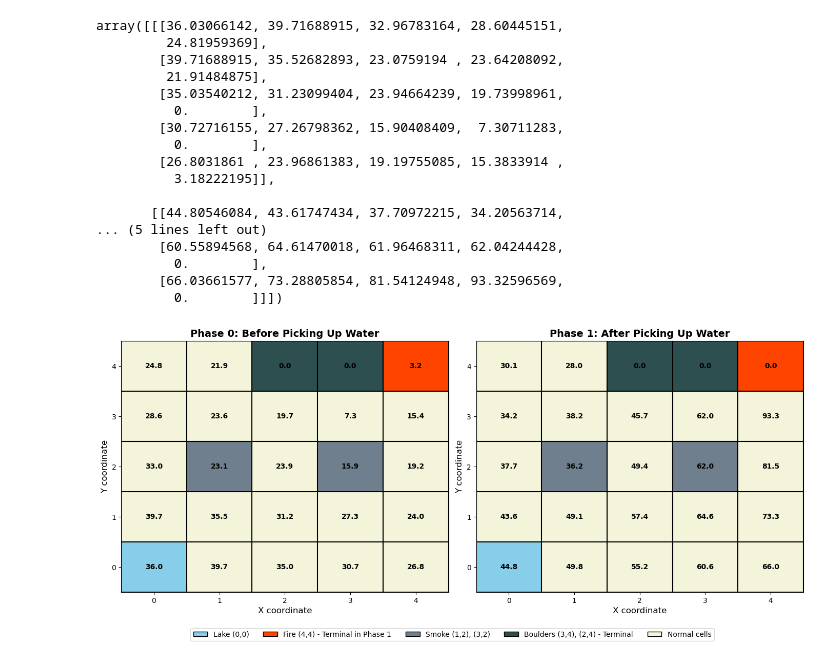
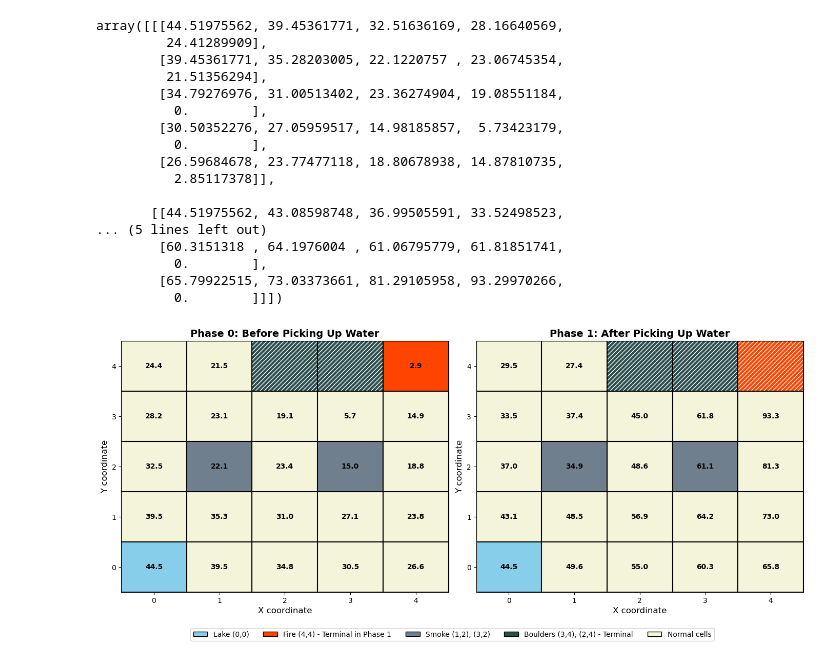
Before and after one commit to polka-rat/RL-Assignments, a Jupyter notebook: PA1/q1/gridworld.ipynb, the cells around one changed output. Cells and saved outputs as stored; diff of their text form; code cells hidden in the pictures.

```diff
--- a/PA1/q1/gridworld.ipynb
+++ b/PA1/q1/gridworld.ipynb
@@ -16,16 +16,18 @@ def terminal(state):
 
 def reward(state):
     pos = tuple(state[1:3])
+    rew=-1
     if pos in fire and state[0]:
         return 100
     elif pos in smoke:
-        return -10
+        rew-=10
     elif pos in boulders:
         return -100
-    else:
-        return -1
+    return rew
 
 def movement(state, dirc):
+    if state[1]==0 and state[2]==0:
+        state=(1,0,0)
     if dirc=='N':
         if tuple(state[1:3])==(0,1) and not state[0]:
             return (1, 0,0)
@@ -99,22 +101,22 @@ def policy_iteration(gamma, theta):
 gridWorld=policy_iteration(0.95, 0.01)
 gridWorld
 # %% [output]
-array([[[36.03066142, 39.71688915, 32.96783164, 28.60445151,
-         24.81959369],
-        [39.71688915, 35.52682893, 23.0759194 , 23.64208092,
-         21.91484875],
-        [35.03540212, 31.23099404, 23.94664239, 19.73998961,
+array([[[44.51975562, 39.45361771, 32.51636169, 28.16640569,
+         24.41289909],
+        [39.45361771, 35.28203005, 22.1220757 , 23.06745354,
+         21.51356294],
+        [34.79276976, 31.00513402, 23.36274904, 19.08551184,
           0.        ],
-        [30.72716155, 27.26798362, 15.90408409,  7.30711283,
+        [30.50352276, 27.05959517, 14.98185857,  5.73423179,
           0.        ],
-        [26.8031861 , 23.96861383, 19.19755085, 15.3833914 ,
-          3.18222195]],
+        [26.59684678, 23.77477118, 18.80678938, 14.87810735,
+          2.85117378]],
 
-       [[44.80546084, 43.61747434, 37.70972215, 34.20563714,
+       [[44.51975562, 43.08598748, 36.99505591, 33.52498523,
 ... (5 lines left out)
-        [60.55894568, 64.61470018, 61.96468311, 62.04244428,
+        [60.3151318 , 64.1976004 , 61.06795779, 61.81851741,
           0.        ],
-        [66.03661577, 73.28805854, 81.54124948, 93.32596569,
+        [65.79922515, 73.03373661, 81.29105958, 93.29970266,
           0.        ]]])
 # %%
 import matplotlib.pyplot as plt
@@ -168,12 +170,35 @@ def visualize_mdp(gridWorld):
             ax.axhline(i, color='black', linewidth=1.5)
             ax.axvline(i, color='black', linewidth=1.5)
 
-        # Add value function text in each cell
+        # Add striped pattern to terminal states
+        # Boulders at (2,4) and (3,4) - terminal in both phases
+        for boulder_x in [2, 3]:
+            rect = mpatches.Rectangle((boulder_x, 4), 1, 1,
+                                     linewidth=0, edgecolor='white',
+                                     facecolor='none', hatch='////', fill=False)
+            ax.add_patch(rect)
+
+        # Fire at (4,4) - terminal only in phase 1
+        if phase == 1:
+            rect = mpatches.Rectangle((4, 4), 1, 1,
+                                     linewidth=0, edgecolor='white',
+                                     facecolor='none', hatch='////', fill=False)
+            ax.add_patch(rect)
+
+        # Add value function text in each cell (skip terminal states)
         for i in range(5):
             for j in range(5):
-                value = gridWorld[phase, i, j]
-                ax.text(i + 0.5, j + 0.5, f'{value:.1f}',
-                       ha='center', va='center', fontsize=10, fontweight='bold')
+                # Check if this is a terminal state
+                is_terminal = False
+                if (i, j) in [(2, 4), (3, 4)]:  # Boulders
+                    is_terminal = True
+                elif (i, j) == (4, 4) and phase == 1:  # Fire in phase 1
+                    is_terminal = True
+
+                if not is_terminal:
+                    value = gridWorld[phase, i, j]
+                    ax.text(i + 0.5, j + 0.5, f'{value:.1f}',
+                           ha='center', va='center', fontsize=10, fontweight='bold')
 
         # Set labels and title
         ax.set_xlim(0, 5)
@@ -184,31 +209,31 @@ def visualize_mdp(gridWorld):
         ax.set_yticklabels(range(5))
         ax.set_xlabel('X coordinate', fontsize=12)
         ax.set_ylabel('Y coordinate', fontsize=12)
 
         if phase == 0:
             ax.set_title('Phase 0: Before Picking Up Water', fontsize=14, fontweight='bold')
         else:
             ax.set_title('Phase 1: After Picking Up Water', fontsize=14, fontweight='bold')
 
         ax.grid(False)
 
     # Create legend
     legend_elements = [
         mpatches.Patch(facecolor='#87CEEB', edgecolor='black', label='Lake (0,0)'),
         mpatches.Patch(facecolor='#FF4500', edgecolor='black', label='Fire (4,4) - Terminal in Phase 1'),
         mpatches.Patch(facecolor='#708090', edgecolor='black', label='Smoke (1,2), (3,2)'),
         mpatches.Patch(facecolor='#2F4F4F', edgecolor='black', label='Boulders (3,4), (2,4) - Terminal'),
         mpatches.Patch(facecolor='#F5F5DC', edgecolor='black', label='Normal cells')
     ]
 
     fig.legend(handles=legend_elements, loc='lower center', ncol=5,
               bbox_to_anchor=(0.5, -0.05), fontsize=10, frameon=True)
 
     plt.tight_layout()
     plt.subplots_adjust(bottom=0.12)
     plt.show()
 
 # Visualize the MDP
 visualize_mdp(gridWorld)
 # %% [output]
-[figure, old version]
+[figure, new version]
```
